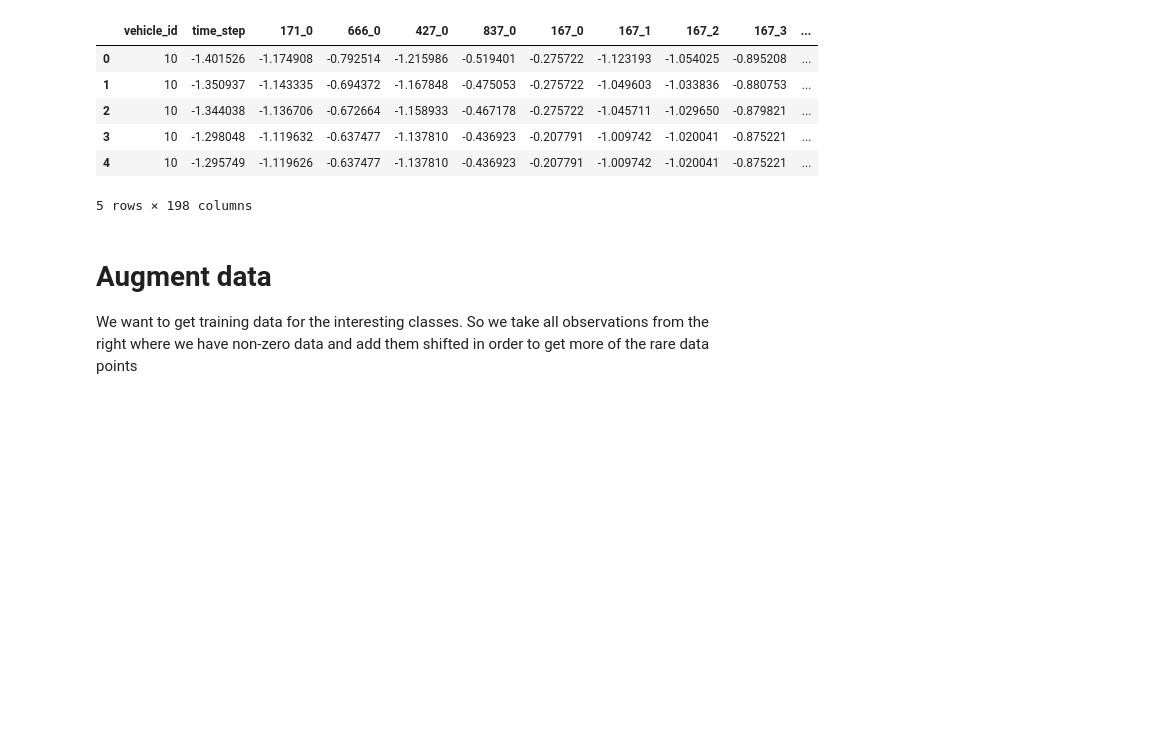
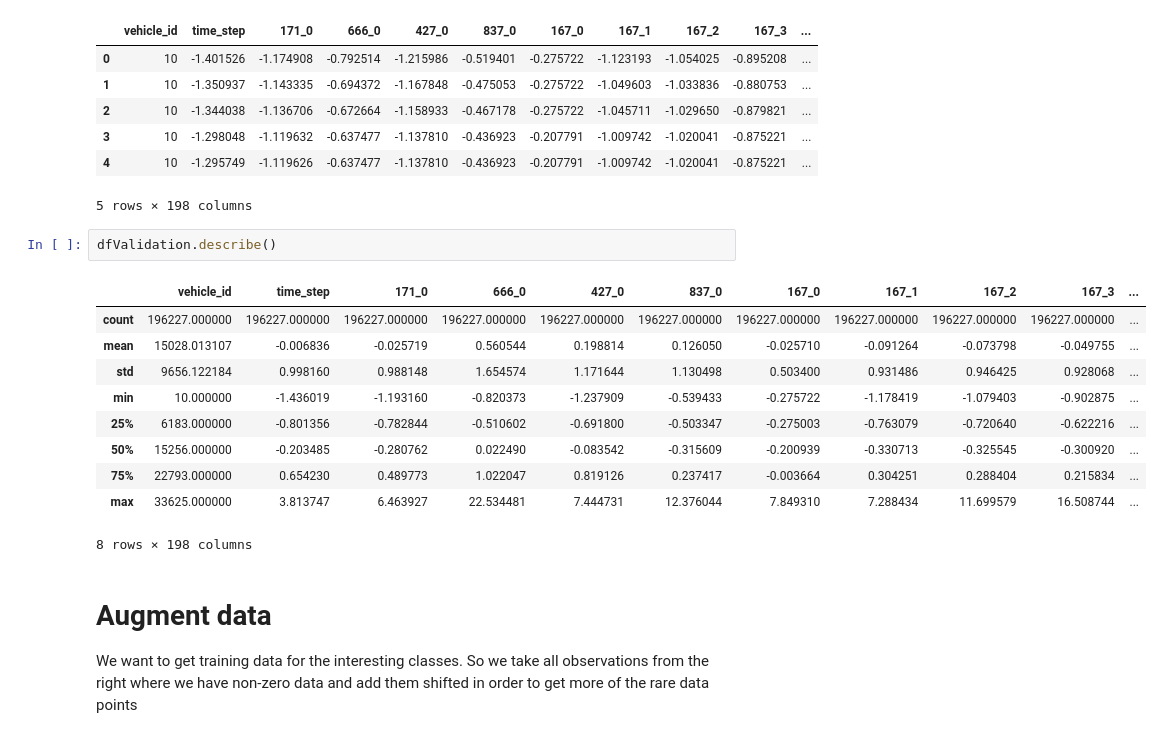
Before and after one commit to cerionXLII/ComponentX, a Jupyter notebook: src/componentXTorch3.ipynb, the cells around one changed output. Drawn from its saved outputs; the diff is of its cells as text; blank space fills up the shorter version.

```diff
--- a/src/componentXTorch3.ipynb
+++ b/src/componentXTorch3.ipynb
@@ -284,6 +297,19 @@ dfValidation.head()
 | 3 | 10 | -1.298048 | -1.119632 | -0.637477 | -1.137810 | -0.436923 | -0.207791 | -1.009742 | -1.020041 | -0.875221 | ... |
 | 4 | 10 | -1.295749 | -1.119626 | -0.637477 | -1.137810 | -0.436923 | -0.207791 | -1.009742 | -1.020041 | -0.875221 | ... |
 5 rows × 198 columns
+# %%
+dfValidation.describe()
+# %% [output]
+|  | vehicle_id | time_step | 171_0 | 666_0 | 427_0 | 837_0 | 167_0 | 167_1 | 167_2 | 167_3 | ... |
+| count | 196227.000000 | 196227.000000 | 196227.000000 | 196227.000000 | 196227.000000 | 196227.000000 | 196227.000000 | 196227.000000 | 196227.000000 | 196227.000000 | ... |
+| mean | 15028.013107 | -0.006836 | -0.025719 | 0.560544 | 0.198814 | 0.126050 | -0.025710 | -0.091264 | -0.073798 | -0.049755 | ... |
+| std | 9656.122184 | 0.998160 | 0.988148 | 1.654574 | 1.171644 | 1.130498 | 0.503400 | 0.931486 | 0.946425 | 0.928068 | ... |
+| min | 10.000000 | -1.436019 | -1.193160 | -0.820373 | -1.237909 | -0.539433 | -0.275722 | -1.178419 | -1.079403 | -0.902875 | ... |
+| 25% | 6183.000000 | -0.801356 | -0.782844 | -0.510602 | -0.691800 | -0.503347 | -0.275003 | -0.763079 | -0.720640 | -0.622216 | ... |
+| 50% | 15256.000000 | -0.203485 | -0.280762 | 0.022490 | -0.083542 | -0.315609 | -0.200939 | -0.330713 | -0.325545 | -0.300920 | ... |
+| 75% | 22793.000000 | 0.654230 | 0.489773 | 1.022047 | 0.819126 | 0.237417 | -0.003664 | 0.304251 | 0.288404 | 0.215834 | ... |
+| max | 33625.000000 | 3.813747 | 6.463927 | 22.534481 | 7.444731 | 12.376044 | 7.849310 | 7.288434 | 11.699579 | 16.508744 | ... |
+8 rows × 198 columns
 # %% [markdown]
 # Augment data
 We want to get training data for the interesting classes. So we take all observations from the right where we have non-zero data and add them shifted in order to get more of the rare data points
```
Also changed, not shown: parts of 17 cells of this notebook, 3 other files.
